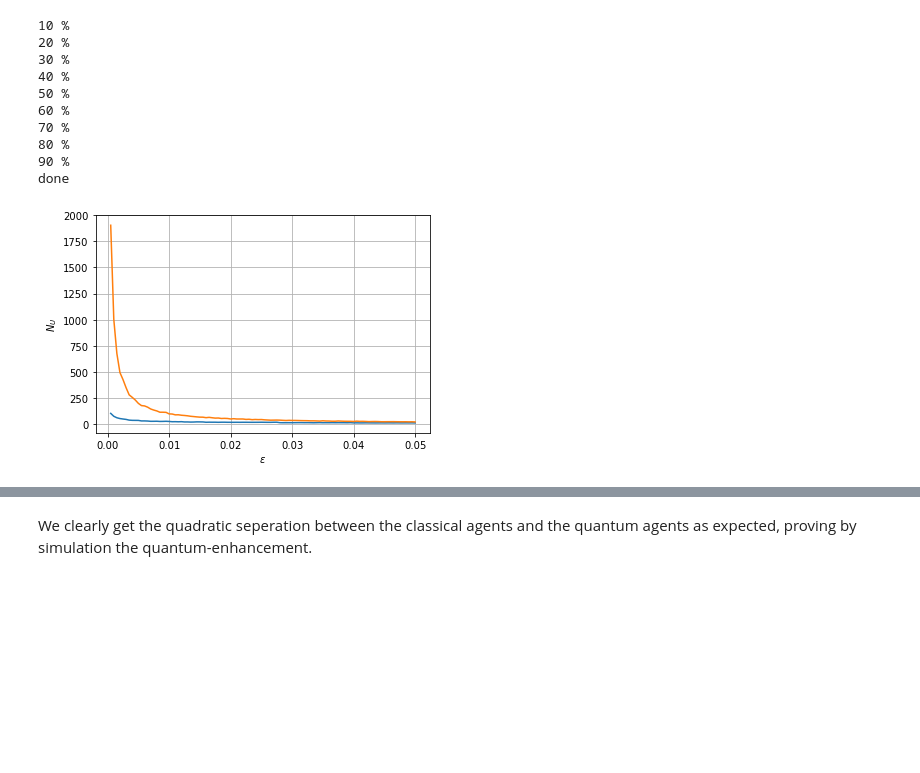
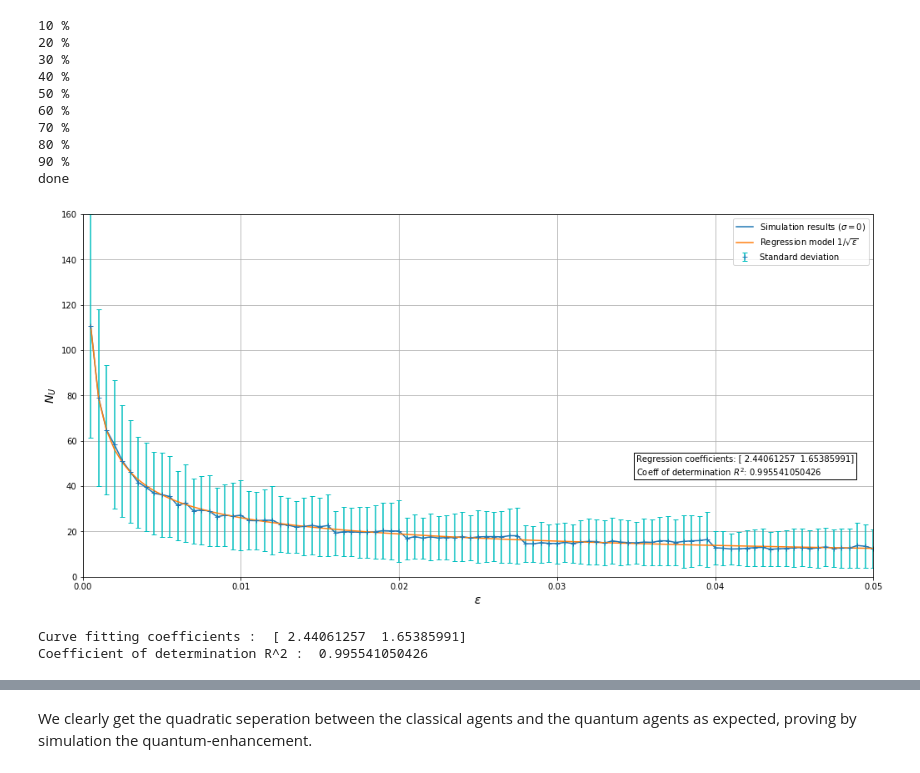
Before and after one commit to sjerbi/Quantum-Reinforcement-Learning, a Jupyter notebook: Quantum-enhanced Projective Simulation.ipynb, the cells around one changed output, grey strips where cells are left out. Cells and saved outputs as stored; diff of their text form; code cells hidden in the pictures; blank space fills up the shorter version.

```diff
--- a/Quantum-enhanced Projective Simulation.ipynb
+++ b/Quantum-enhanced Projective Simulation.ipynb
@@ -157,8 +157,3 @@ def simulation_rankone(step_e, max_e, nb_agnts, clssc=False):
         return(epsilons, NUss, NUss_clssc, N1s, N2s)
     else:
         return(epsilons, NUss, N1s, N2s)
-# %%
-epsilons, NUss = simulation_rankone(0.002, 0.10, 1000)[:2]
-NUss_mean = []
-for NUs in NUss:
-    NUss_mean+=[np.mean(NUs)]
@@ -185,11 +160,5 @@ plt.show()
 # %%
-epsilonsb, NUssb, NUssb_classc = simulation_rankone(0.0005, 0.05, 1000, True)[:3]
-NUssb_mean = []
-for NUs in NUssb:
-    NUssb_mean+=[np.mean(NUs)]
-NUssb_classc_mean = []
-for NUs in NUssb_classc:
-    NUssb_classc_mean+=[np.mean(NUs)]
+epsilonsb, NUssb, NUssb_classc, N1s, N2s = simulation_rankone(0.0005, 0.05, 1000, True)
 # %% [output]
 10 %
 20 %
@@ -201,13 +170,3 @@ for NUs in NUssb_classc:
 80 %
 90 %
 done
-# %%
-plt.plot(epsilonsb, NUssb_mean)
-plt.plot(epsilonsb, NUssb_classc_mean)
-
-plt.xlabel('$\epsilon$')
-plt.ylabel('$N_U$')
-plt.grid(True)
-plt.show()
-# %% [output]
-[figure, removed]
@@ -213,0 +184,34 @@ plt.show()
+# %%
+#Quantum case plot
+NUssb_mean = []
+NUssb_std = []
+for NUs in NUssb:
+    NUssb_mean+=[np.mean(NUs)]
+    NUssb_std+=[np.std(NUs)]
+
+curve_fit = np.polyfit(1/np.sqrt(epsilonsb), NUssb_mean, 1, full=True)
+coeff = curve_fit[0]
+res = curve_fit[1][0]
+rsqr = 1 - res / (len(NUssb_mean) * np.var(NUssb_mean))
+
+plt.figure(figsize=(17,8))
+errbar = plt.errorbar(epsilonsb, NUssb_mean, np.array(NUssb_std), ecolor='c', linestyle='None', marker='+', capsize=3, label='Standard deviation')
+results, = plt.plot(epsilonsb, NUssb_mean, label='Simulation results ($\sigma=0$)')
+model, = plt.plot(epsilonsb, coeff[0]/np.sqrt(epsilonsb)+coeff[1], label='Regression model $1/\sqrt{\epsilon}$')
+axes = plt.gca()
+axes.set_ylim([0,160])
+axes.set_xlim([0,0.05])
+
+plt.legend(handles=[results, model, errbar])
+plt.text(0.035,45,'Regression coefficients: '+str(coeff)+'\nCoeff of determination $R^2$: '+str(rsqr),bbox=dict(facecolor='white',edgecolor='black',boxstyle='square'))
+
+plt.xlabel('$\epsilon$', fontsize=14)
+plt.ylabel('$N_U$', fontsize=14)
+plt.grid(True)
+plt.show()
+print("Curve fitting coefficients : ", coeff)
+print('Coefficient of determination R^2 : ', rsqr)
+# %% [output]
+[figure, added]
+Curve fitting coefficients :  [ 2.44061257  1.65385991]
+Coefficient of determination R^2 :  0.995541050426
```
Also changed, not shown: parts of 20 cells of this notebook, 10 other files.
